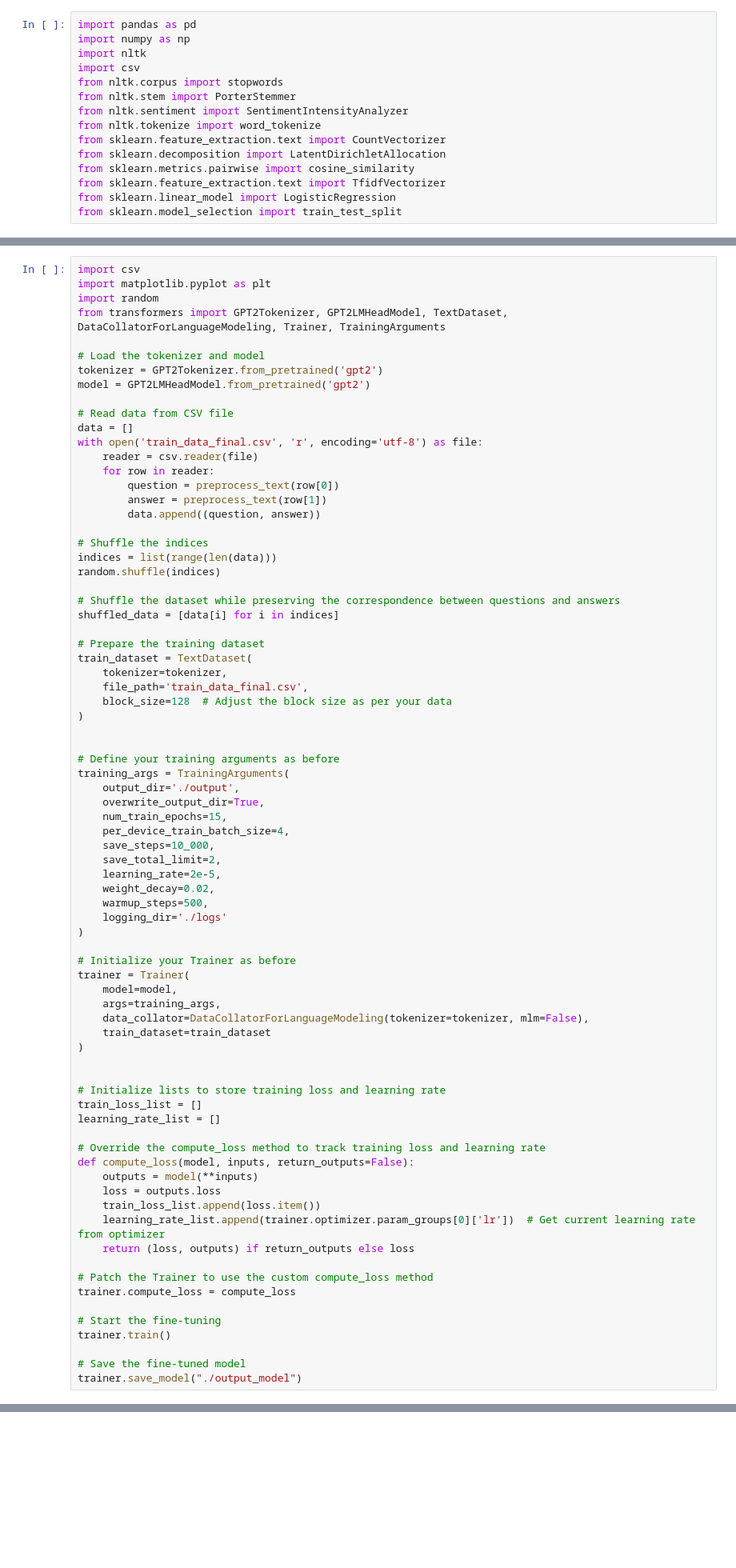
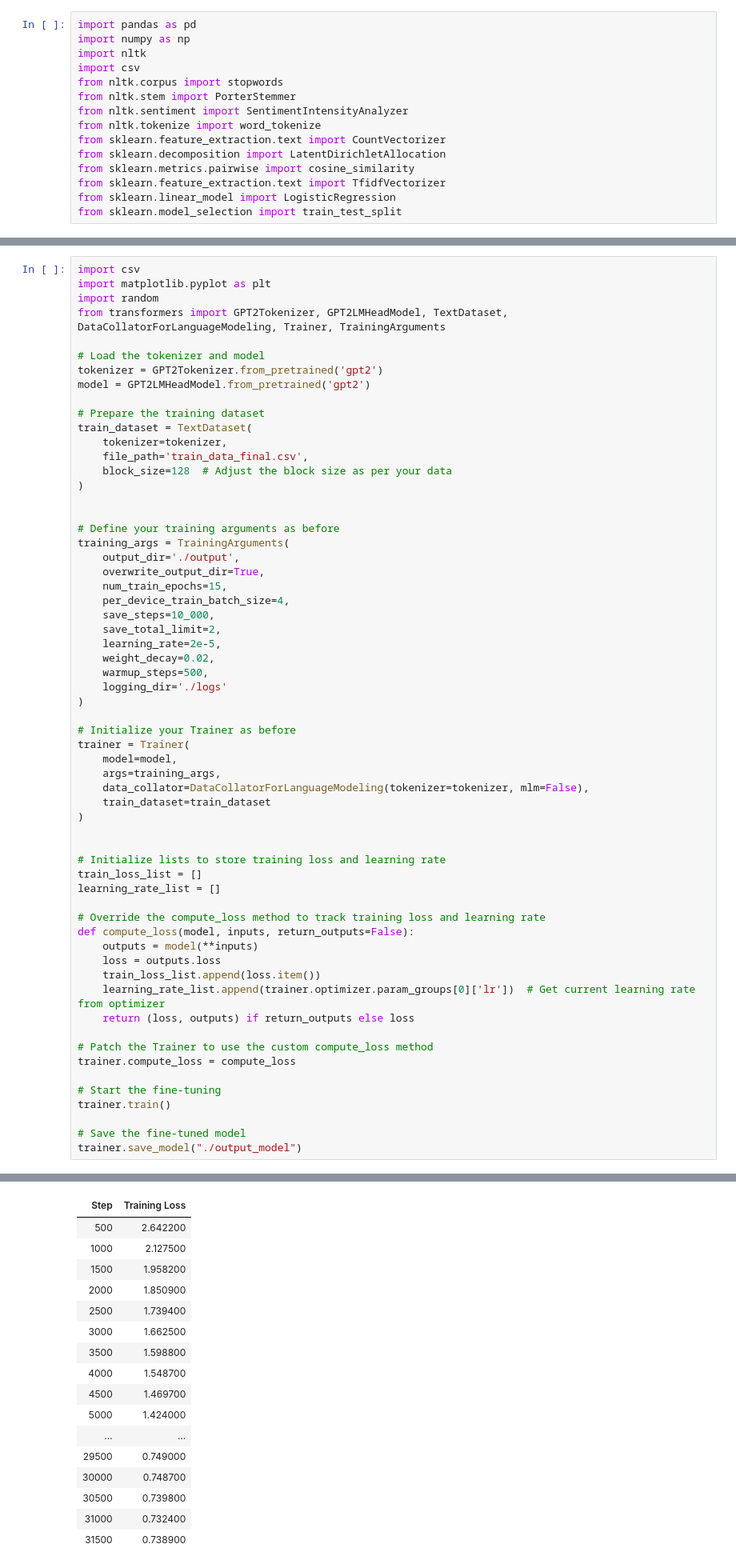
Before and after one commit to Snigdha05/MRP_StreetSmart, a Jupyter notebook: Code Files/MRP_TrainTest_Chatbot.ipynb, the cells around one changed output, grey strips where cells are left out. Shown at 80% size. Cells and saved outputs as stored; diff of their text form; blank space fills up the shorter version.

```diff
--- a/Code Files/MRP_TrainTest_Chatbot.ipynb
+++ b/Code Files/MRP_TrainTest_Chatbot.ipynb
@@ -46,22 +46,6 @@ from transformers import GPT2Tokenizer, GPT2LMHeadModel, TextDataset, DataCollat
 # Load the tokenizer and model
 tokenizer = GPT2Tokenizer.from_pretrained('gpt2')
 model = GPT2LMHeadModel.from_pretrained('gpt2')
-
-# Read data from CSV file
-data = []
-with open('train_data_final.csv', 'r', encoding='utf-8') as file:
-    reader = csv.reader(file)
-    for row in reader:
-        question = preprocess_text(row[0])
-        answer = preprocess_text(row[1])
-        data.append((question, answer))
-
-# Shuffle the indices
-indices = list(range(len(data)))
-random.shuffle(indices)
-
-# Shuffle the dataset while preserving the correspondence between questions and answers
-shuffled_data = [data[i] for i in indices]
 
 # Prepare the training dataset
 train_dataset = TextDataset(
@@ -114,3 +98,4 @@ trainer.train()
 
 # Save the fine-tuned model
 trainer.save_model("./output_model")
+# %% [output]
@@ -117,3 +103,20 @@ trainer.save_model("./output_model")
+| Step | Training Loss |
+| 500 | 2.642200 |
+| 1000 | 2.127500 |
+| 1500 | 1.958200 |
+| 2000 | 1.850900 |
+| 2500 | 1.739400 |
+| 3000 | 1.662500 |
+| 3500 | 1.598800 |
+| 4000 | 1.548700 |
+| 4500 | 1.469700 |
+| 5000 | 1.424000 |
+| ... | ... |
+| 29500 | 0.749000 |
+| 30000 | 0.748700 |
+| 30500 | 0.739800 |
+| 31000 | 0.732400 |
+| 31500 | 0.738900 |
 # %%
 # Plot training loss
 plt.plot(range(len(train_loss_list)), train_loss_list, label='Training Loss')
```
Also changed, not shown: parts of 14 cells of this notebook, 2 other files.
